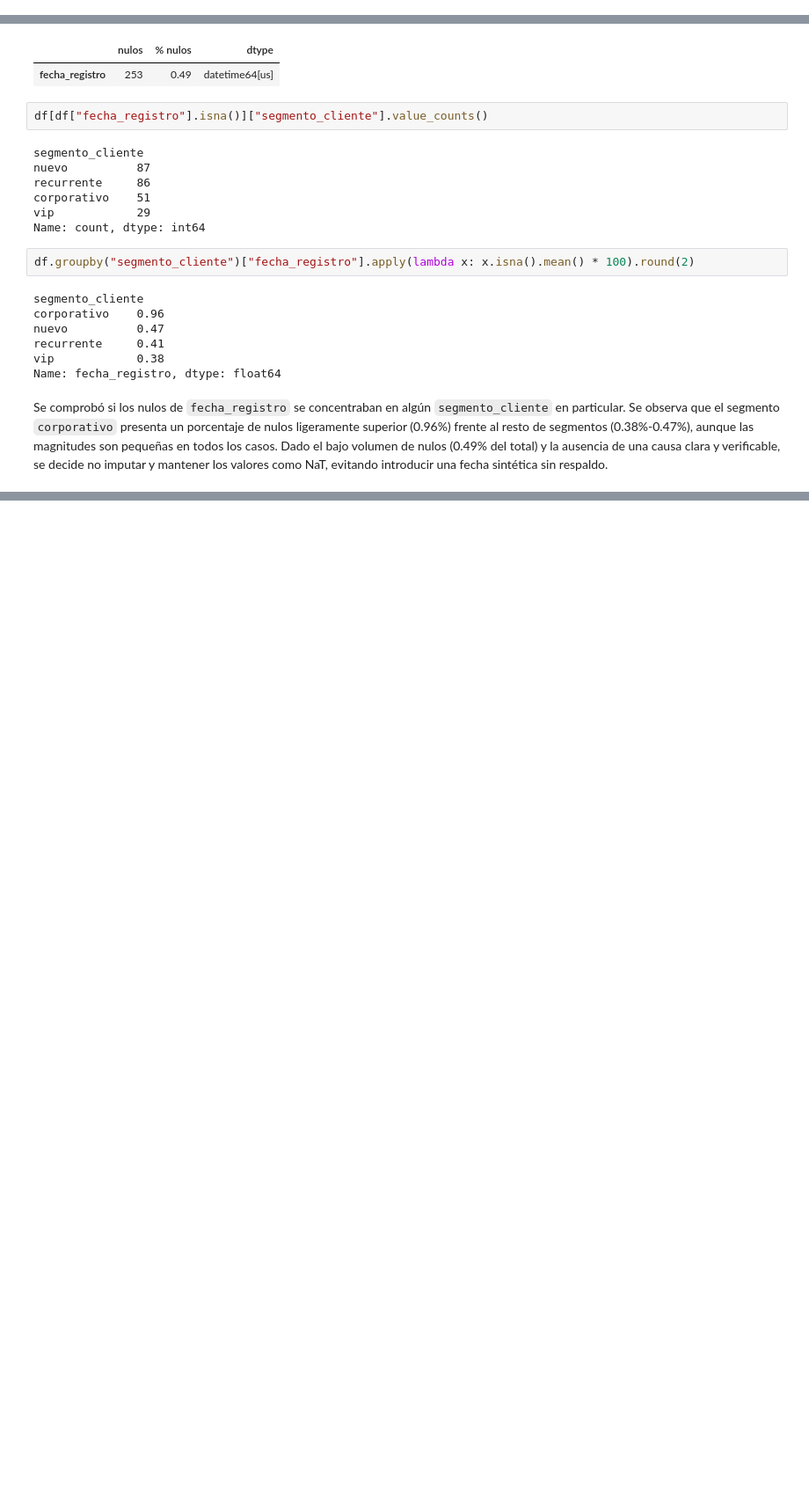
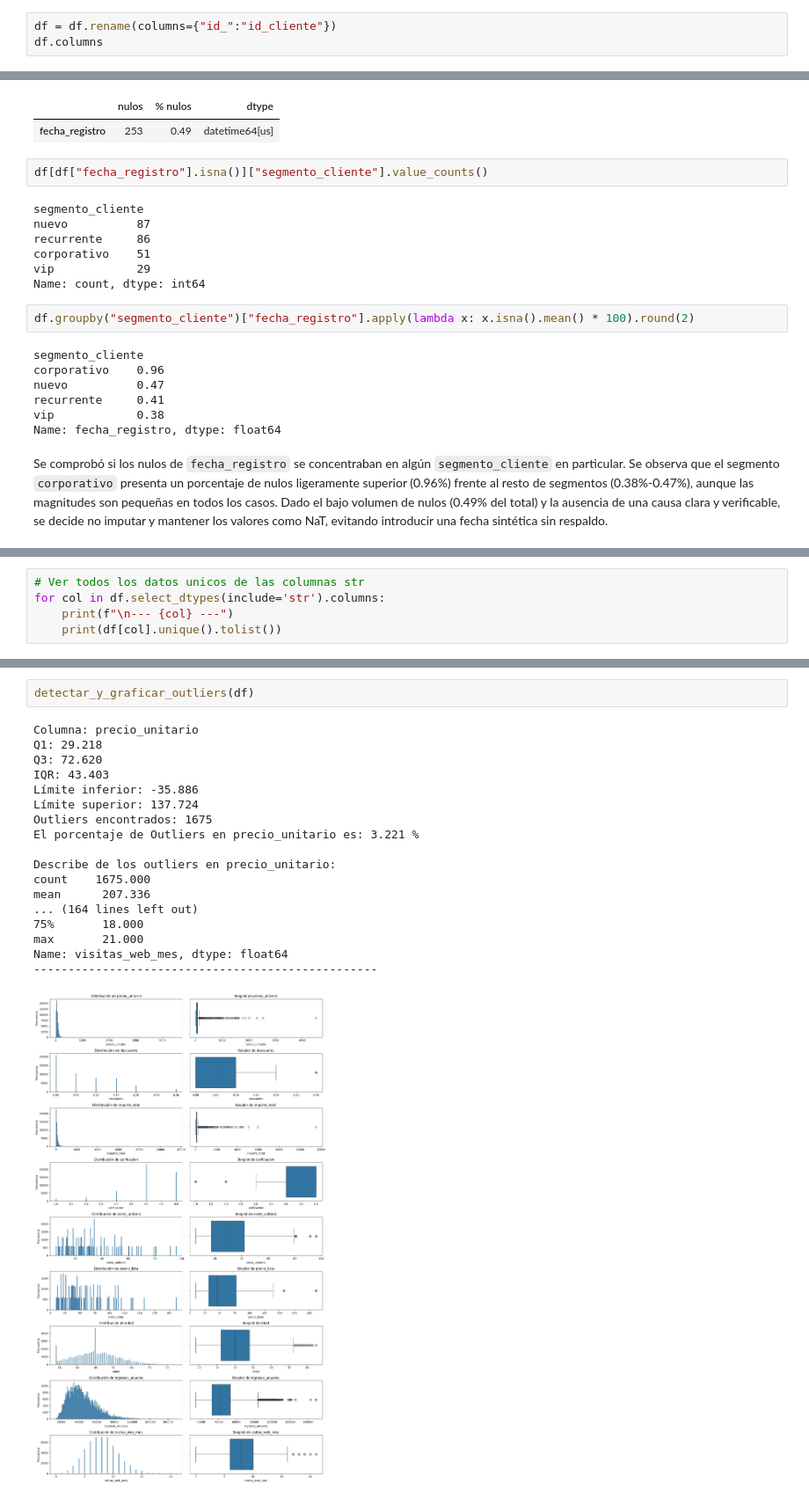
Before and after one commit to FM-Luque/4.DataProyect_Proyecto_Final, a Jupyter notebook: notebooks/02_limpieza_transformacion.ipynb, the cells around one changed output, grey strips where cells are left out. Shown at 88% size. Saved outputs shown, nothing was run; the diff lists cells and outputs as text; blank space fills up the shorter version.

```diff
--- a/notebooks/02_limpieza_transformacion.ipynb
+++ b/notebooks/02_limpieza_transformacion.ipynb
@@ -474,0 +495,3 @@ Name: count, dtype: int64
+# %%
+df = df.rename(columns={"id_":"id_cliente"})
+df.columns
@@ -659,0 +781,5 @@ los valores como NaT, evitando introducir una fecha sintética sin respaldo.
+# %%
+# Ver todos los datos unicos de las columnas str
+for col in df.select_dtypes(include='str').columns:
+    print(f"\n--- {col} ---")
+    print(df[col].unique().tolist())
@@ -659,0 +924,21 @@ los valores como NaT, evitando introducir una fecha sintética sin respaldo.
+# %%
+detectar_y_graficar_outliers(df)
+# %% [output]
+Columna: precio_unitario
+Q1: 29.218
+Q3: 72.620
+IQR: 43.403
+Límite inferior: -35.886
+Límite superior: 137.724
+Outliers encontrados: 1675
+El porcentaje de Outliers en precio_unitario es: 3.221 %
+
+Describe de los outliers en precio_unitario:
+count    1675.000
+mean      207.336
+... (164 lines left out)
+75%       18.000
+max       21.000
+Name: visitas_web_mes, dtype: float64
+--------------------------------------------------
+[figure, added]
```
Also changed, not shown: parts of 34 cells of this notebook, 4 other files.
